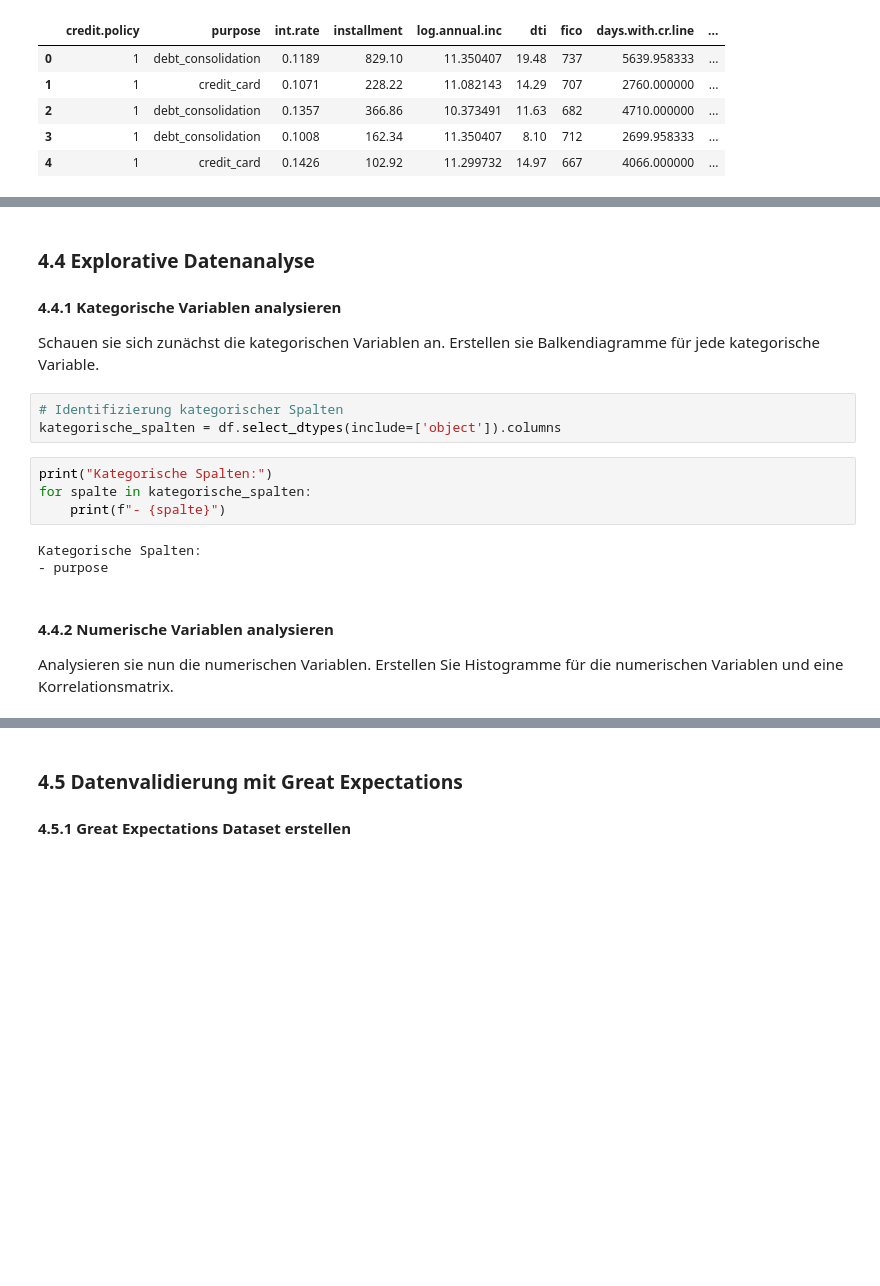
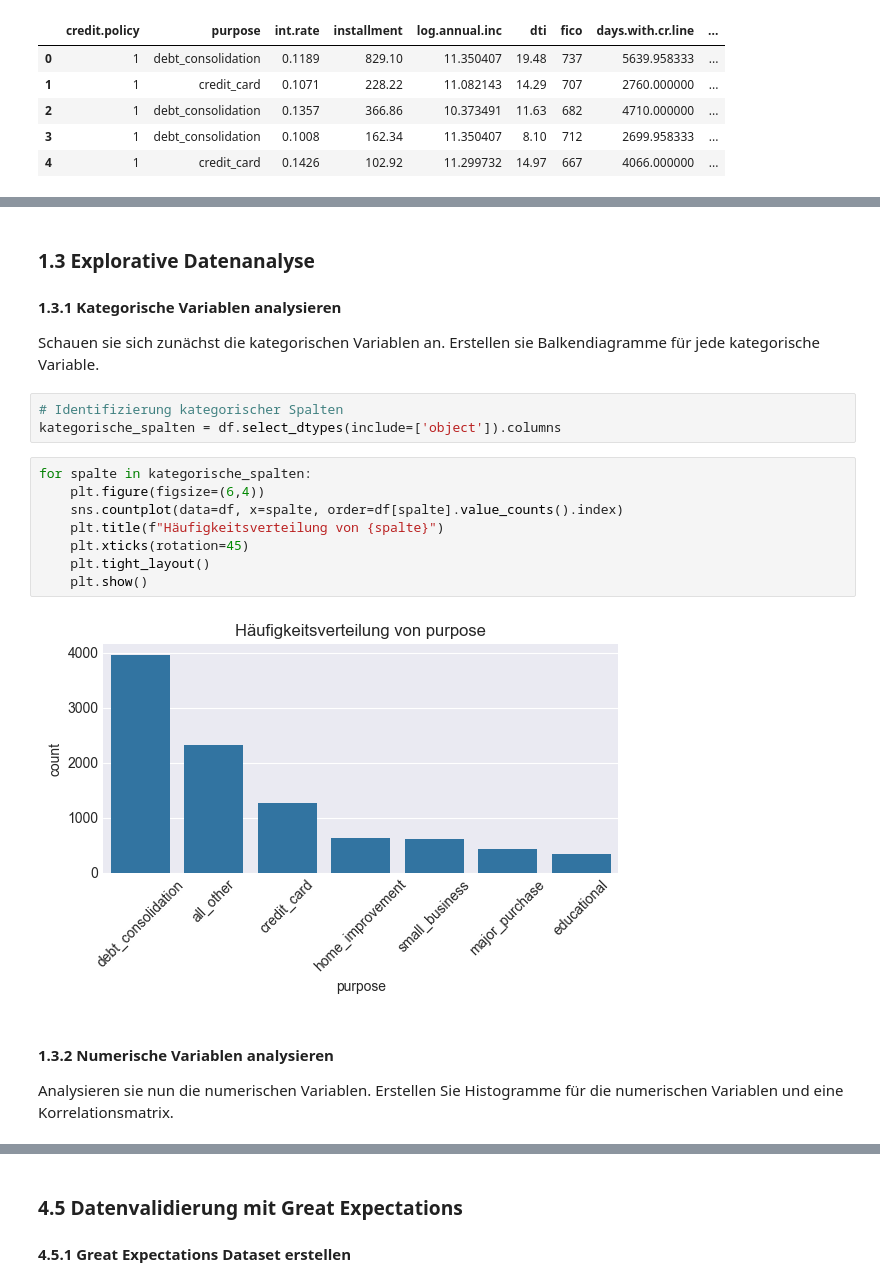
Before and after one commit to hansbjoern93/loan-mlops, a Jupyter notebook: notebooks/01_Daten_Exploration_und_Validierung.ipynb, the cells around one changed output, grey strips where cells are left out. Cells and saved outputs as stored; diff of their text form; blank space fills up the shorter version.

```diff
--- a/notebooks/01_Daten_Exploration_und_Validierung.ipynb
+++ b/notebooks/01_Daten_Exploration_und_Validierung.ipynb
@@ -37,22 +100,25 @@ df.head()
 # %% [markdown]
-### 4.4 Explorative Datenanalyse
+### 1.3 Explorative Datenanalyse
 
-#### 4.4.1 Kategorische Variablen analysieren
+#### 1.3.1 Kategorische Variablen analysieren
 
 Schauen sie sich zunächst die kategorischen Variablen an.
 Erstellen sie Balkendiagramme für jede kategorische Variable.
 # %%
 # Identifizierung kategorischer Spalten
 kategorische_spalten = df.select_dtypes(include=['object']).columns
-# %%
-print("Kategorische Spalten:")
-for spalte in kategorische_spalten:
-    print(f"- {spalte}")
-# %% [output]
-Kategorische Spalten:
-- purpose
+# %%
+for spalte in kategorische_spalten:
+    plt.figure(figsize=(6,4))
+    sns.countplot(data=df, x=spalte, order=df[spalte].value_counts().index)
+    plt.title(f"Häufigkeitsverteilung von {spalte}")
+    plt.xticks(rotation=45)
+    plt.tight_layout()
+    plt.show()
+# %% [output]
+[figure, added]
 # %% [markdown]
-#### 4.4.2 Numerische Variablen analysieren
+#### 1.3.2 Numerische Variablen analysieren
 
 Analysieren sie nun die numerischen Variablen.
 Erstellen Sie Histogramme für die numerischen Variablen und eine Korrelationsmatrix.
```
Also changed, not shown: parts of 11 cells of this notebook.
